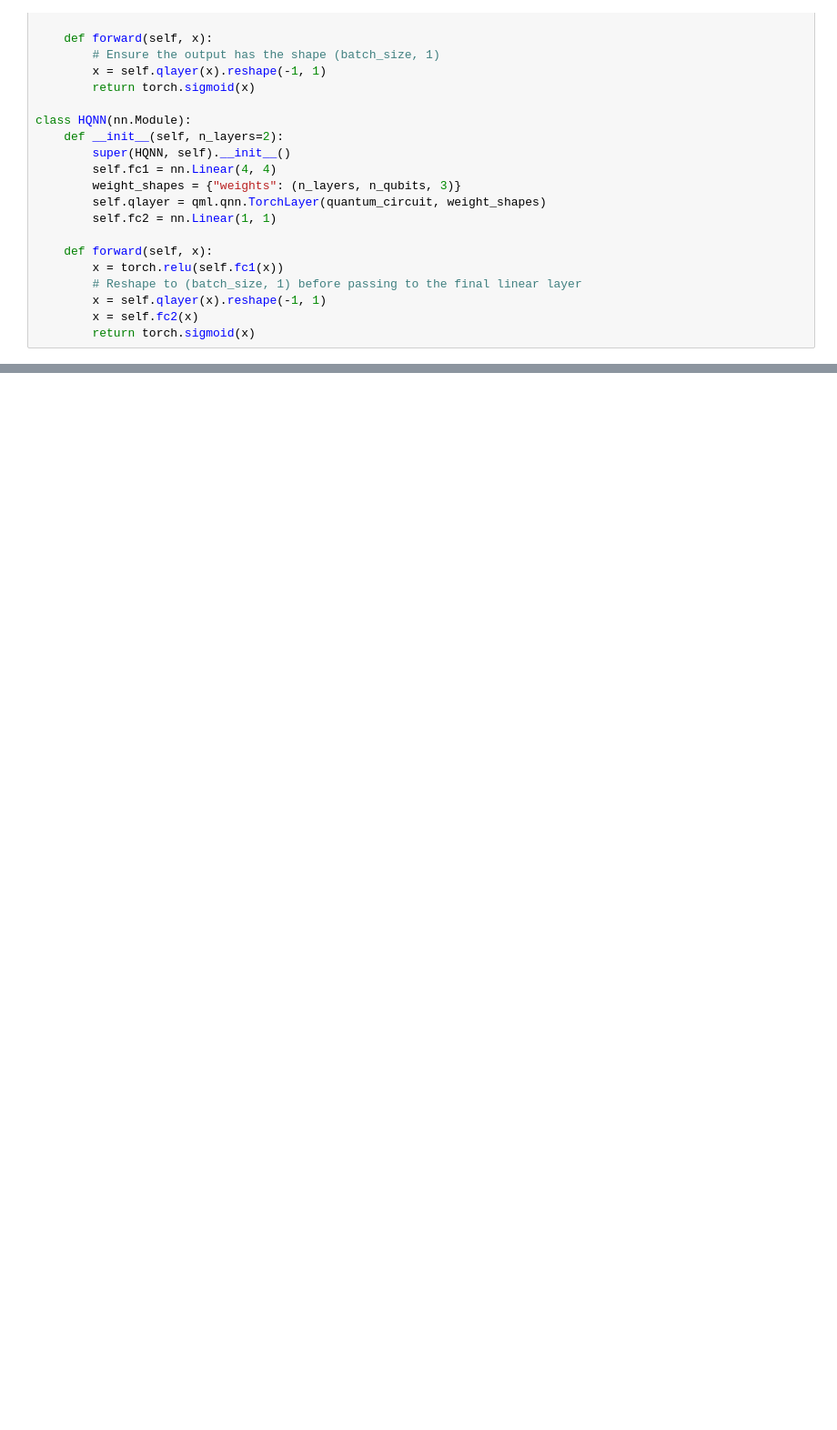
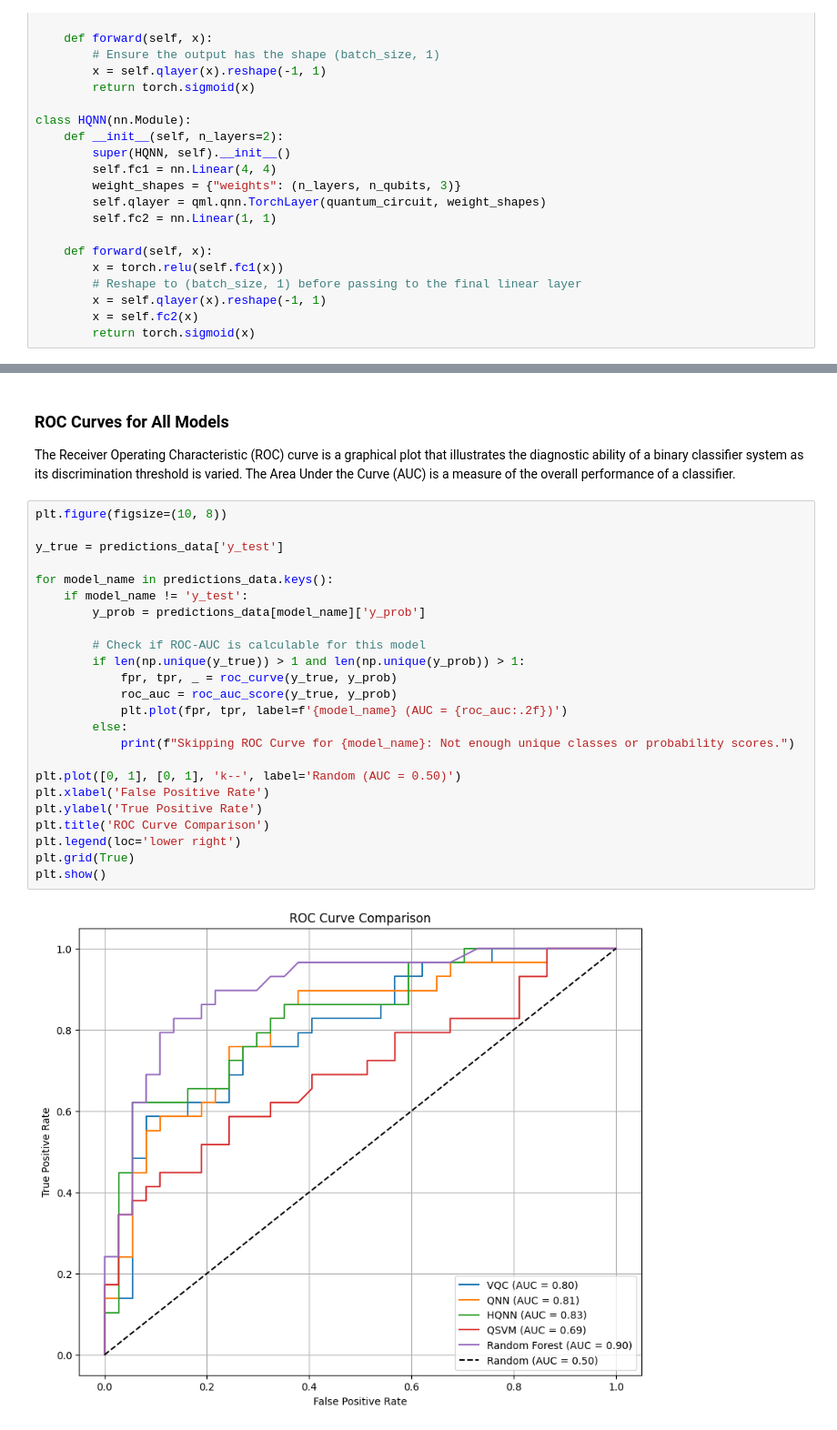
Before and after one commit to likith2109/demo-repo, a Jupyter notebook: p1.ipynb, the cells around one changed output, grey strips where cells are left out. Shown at 91% size. Drawn from its saved outputs; the diff is of its cells as text; blank space fills up the shorter version.

```diff
--- a/p1.ipynb
+++ b/p1.ipynb
@@ -230,0 +432,30 @@ QSVM  0.636364   0.586207  0.586207  0.586207         194.223585         96.1256
+# %% [markdown]
+### ROC Curves for All Models
+
+The Receiver Operating Characteristic (ROC) curve is a graphical plot that illustrates the diagnostic ability of a binary classifier system as its discrimination threshold is varied. The Area Under the Curve (AUC) is a measure of the overall performance of a classifier.
+# %%
+plt.figure(figsize=(10, 8))
+
+y_true = predictions_data['y_test']
+
+for model_name in predictions_data.keys():
+    if model_name != 'y_test':
+        y_prob = predictions_data[model_name]['y_prob']
+
+        # Check if ROC-AUC is calculable for this model
+        if len(np.unique(y_true)) > 1 and len(np.unique(y_prob)) > 1:
+            fpr, tpr, _ = roc_curve(y_true, y_prob)
+            roc_auc = roc_auc_score(y_true, y_prob)
+            plt.plot(fpr, tpr, label=f'{model_name} (AUC = {roc_auc:.2f})')
+        else:
+            print(f"Skipping ROC Curve for {model_name}: Not enough unique classes or probability scores.")
+
+plt.plot([0, 1], [0, 1], 'k--', label='Random (AUC = 0.50)')
+plt.xlabel('False Positive Rate')
+plt.ylabel('True Positive Rate')
+plt.title('ROC Curve Comparison')
+plt.legend(loc='lower right')
+plt.grid(True)
+plt.show()
+# %% [output]
+[figure, added]
```
Also changed, not shown: parts of 18 cells of this notebook.
